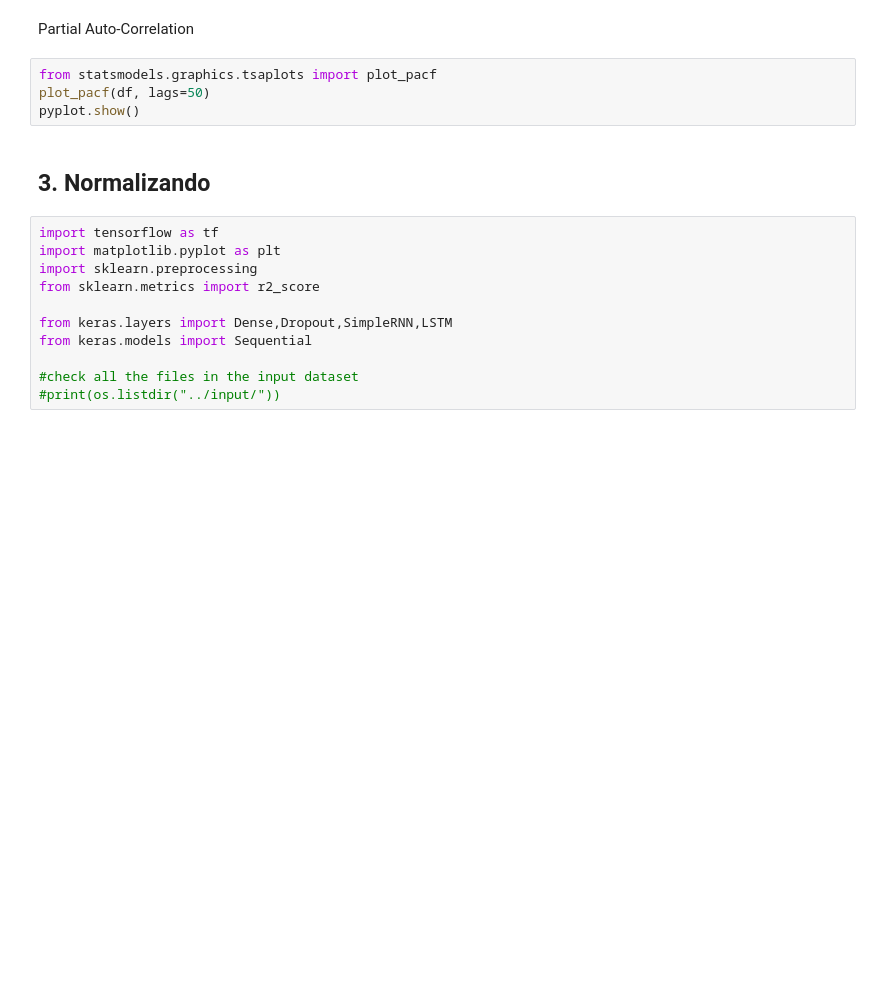
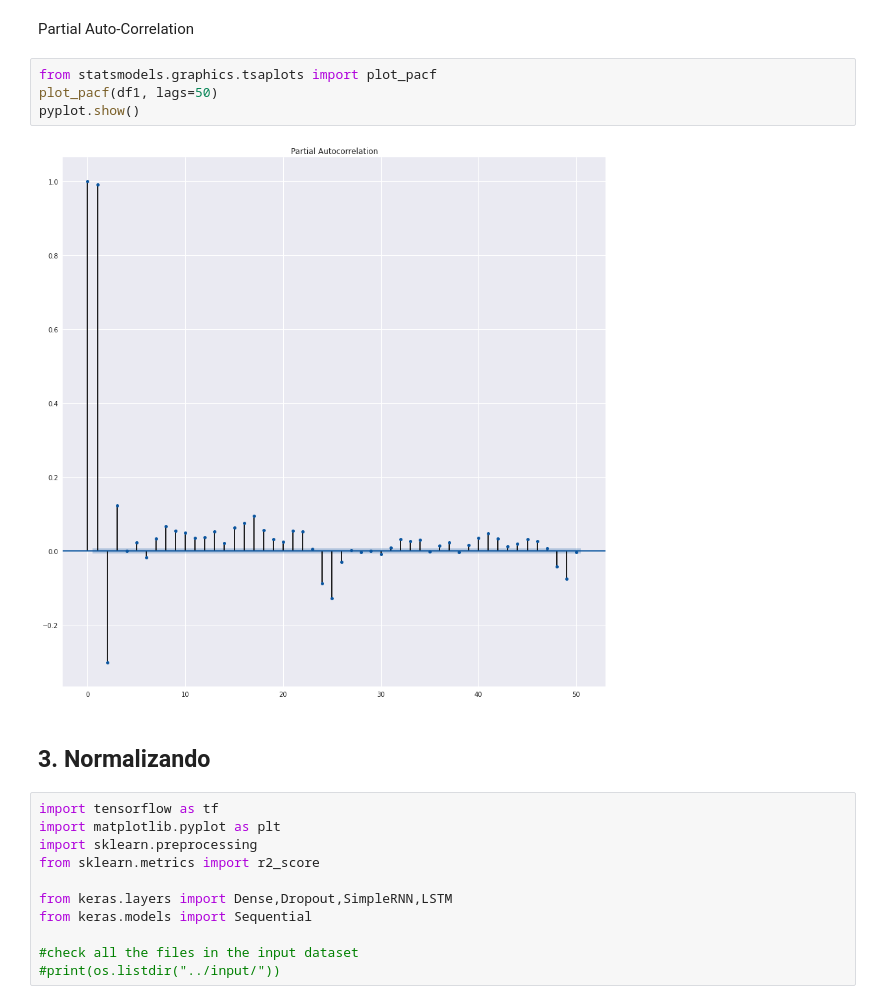
Before and after one commit to Leonardorochagit/Geracao_Energia, a Jupyter notebook: Previsao_GeracaoEnergia_AM.ipynb, the cells around one changed output. Cells and saved outputs as stored; diff of their text form; blank space fills up the shorter version.

```diff
--- a/Previsao_GeracaoEnergia_AM.ipynb
+++ b/Previsao_GeracaoEnergia_AM.ipynb
@@ -166,8 +411,10 @@ pyplot.show()
 Partial Auto-Correlation
 # %%
 from statsmodels.graphics.tsaplots import plot_pacf
-plot_pacf(df, lags=50)
+plot_pacf(df1, lags=50)
 pyplot.show()
+# %% [output]
+[figure, added]
 # %% [markdown]
 ## **3. Normalizando** #
 # %%
```
Also changed, not shown: parts of 48 cells of this notebook.
